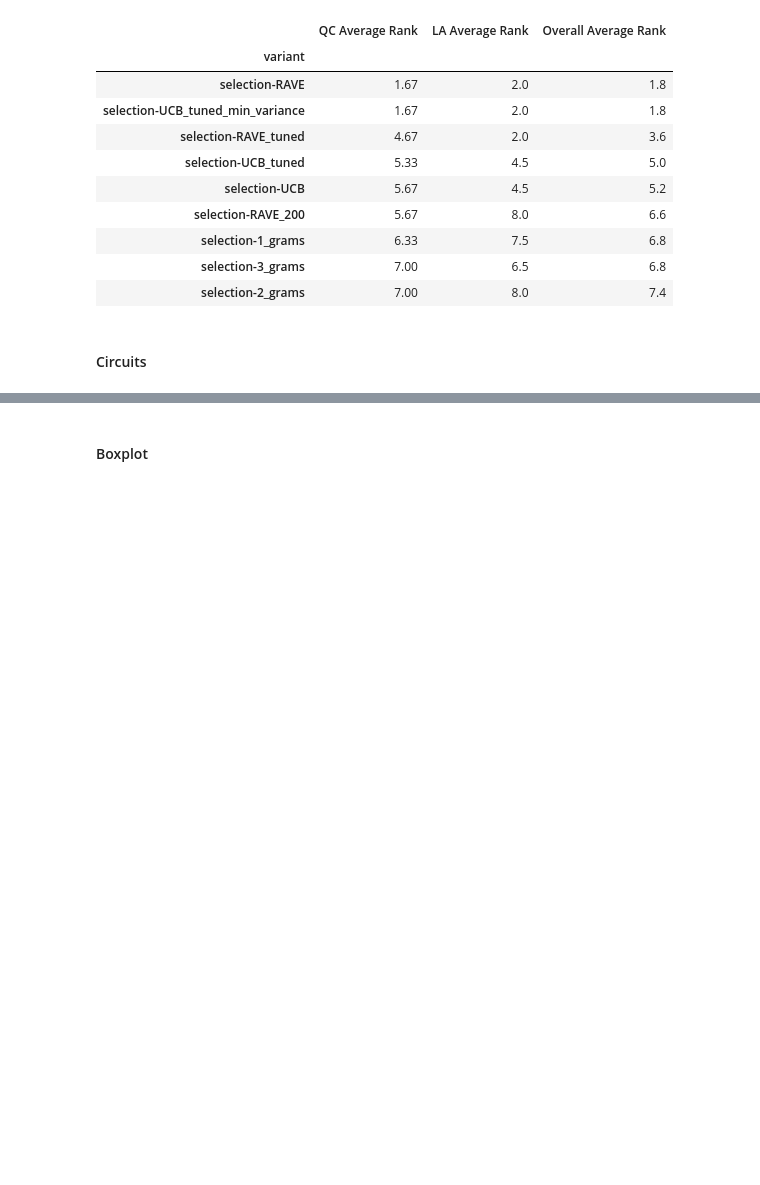
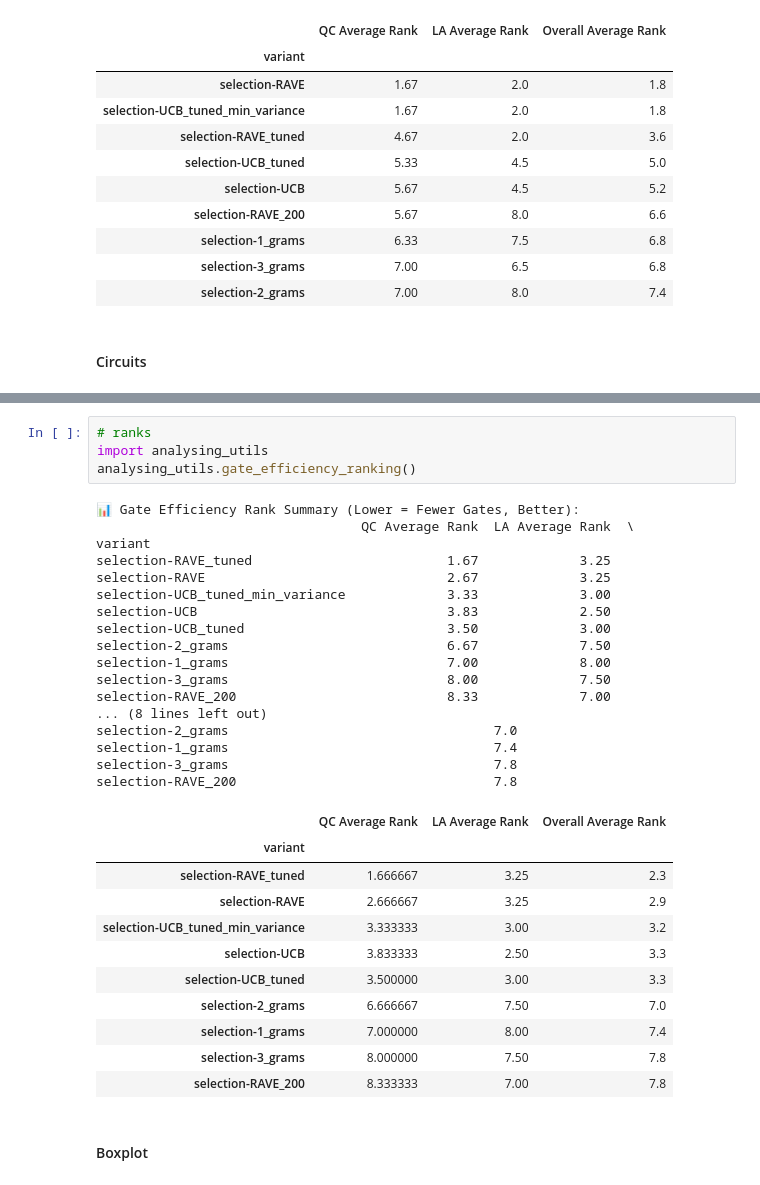
Before and after one commit to geordangesink/PWMCTS_QAS-selection_strategies, a Jupyter notebook: different_selections.ipynb, the cells around one changed output, grey strips where cells are left out. Drawn from its saved outputs; the diff is of its cells as text; blank space fills up the shorter version.

```diff
--- a/different_selections.ipynb
+++ b/different_selections.ipynb
@@ -497,3 +475,36 @@ if __name__ == "__main__":
+# %%
+# ranks
+import analysing_utils
+analysing_utils.gate_efficiency_ranking()
+# %% [output]
+📊 Gate Efficiency Rank Summary (Lower = Fewer Gates, Better):
+                                  QC Average Rank  LA Average Rank  \
+variant
+selection-RAVE_tuned                         1.67             3.25
+selection-RAVE                               2.67             3.25
+selection-UCB_tuned_min_variance             3.33             3.00
+selection-UCB                                3.83             2.50
+selection-UCB_tuned                          3.50             3.00
+selection-2_grams                            6.67             7.50
+selection-1_grams                            7.00             8.00
+selection-3_grams                            8.00             7.50
+selection-RAVE_200                           8.33             7.00
+... (8 lines left out)
+selection-2_grams                                  7.0
+selection-1_grams                                  7.4
+selection-3_grams                                  7.8
+selection-RAVE_200                                 7.8
+|  | QC Average Rank | LA Average Rank | Overall Average Rank |
+| variant |  |  |  |
+| selection-RAVE_tuned | 1.666667 | 3.25 | 2.3 |
+| selection-RAVE | 2.666667 | 3.25 | 2.9 |
+| selection-UCB_tuned_min_variance | 3.333333 | 3.00 | 3.2 |
+| selection-UCB | 3.833333 | 2.50 | 3.3 |
+| selection-UCB_tuned | 3.500000 | 3.00 | 3.3 |
+| selection-2_grams | 6.666667 | 7.50 | 7.0 |
+| selection-1_grams | 7.000000 | 8.00 | 7.4 |
+| selection-3_grams | 8.000000 | 7.50 | 7.8 |
+| selection-RAVE_200 | 8.333333 | 7.00 | 7.8 |
 # %% [markdown]
 #### Boxplot
 # %%
```
Also changed, not shown: parts of 6 cells of this notebook, 5 other files.
